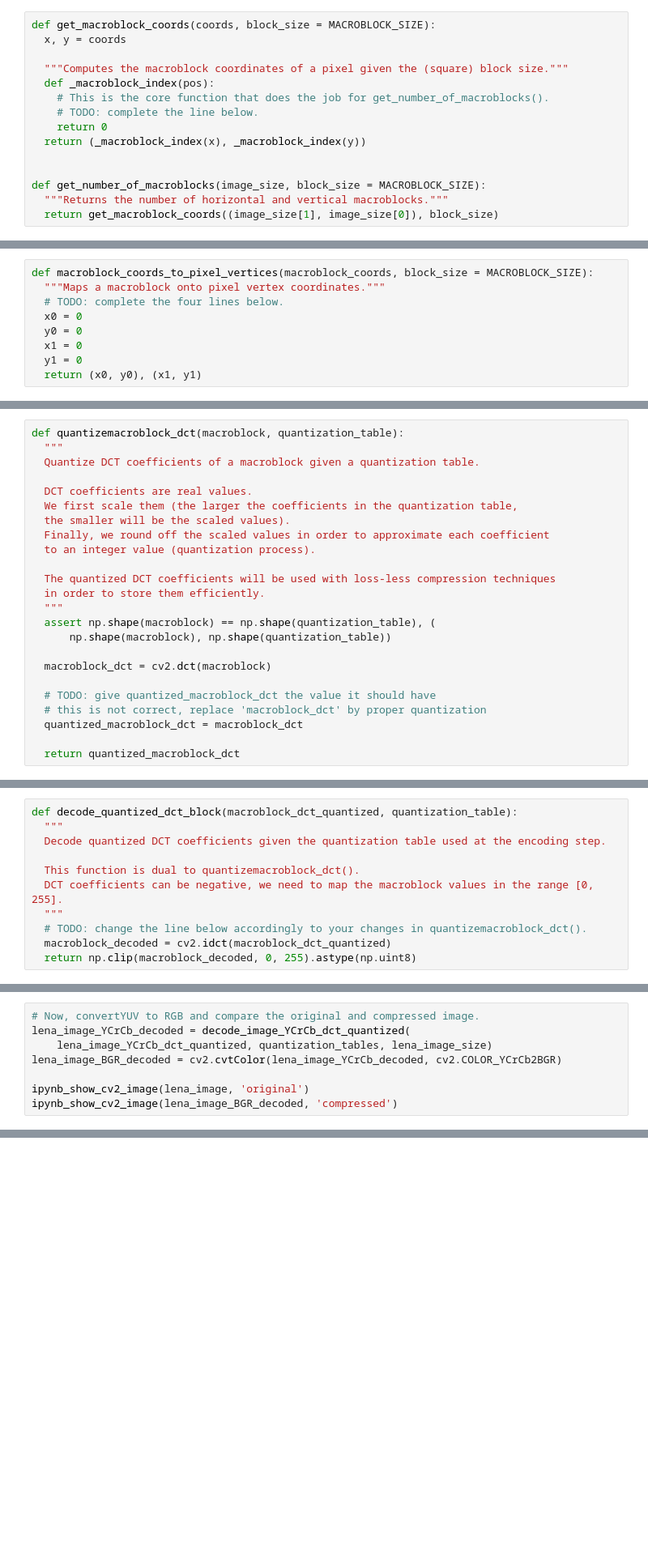
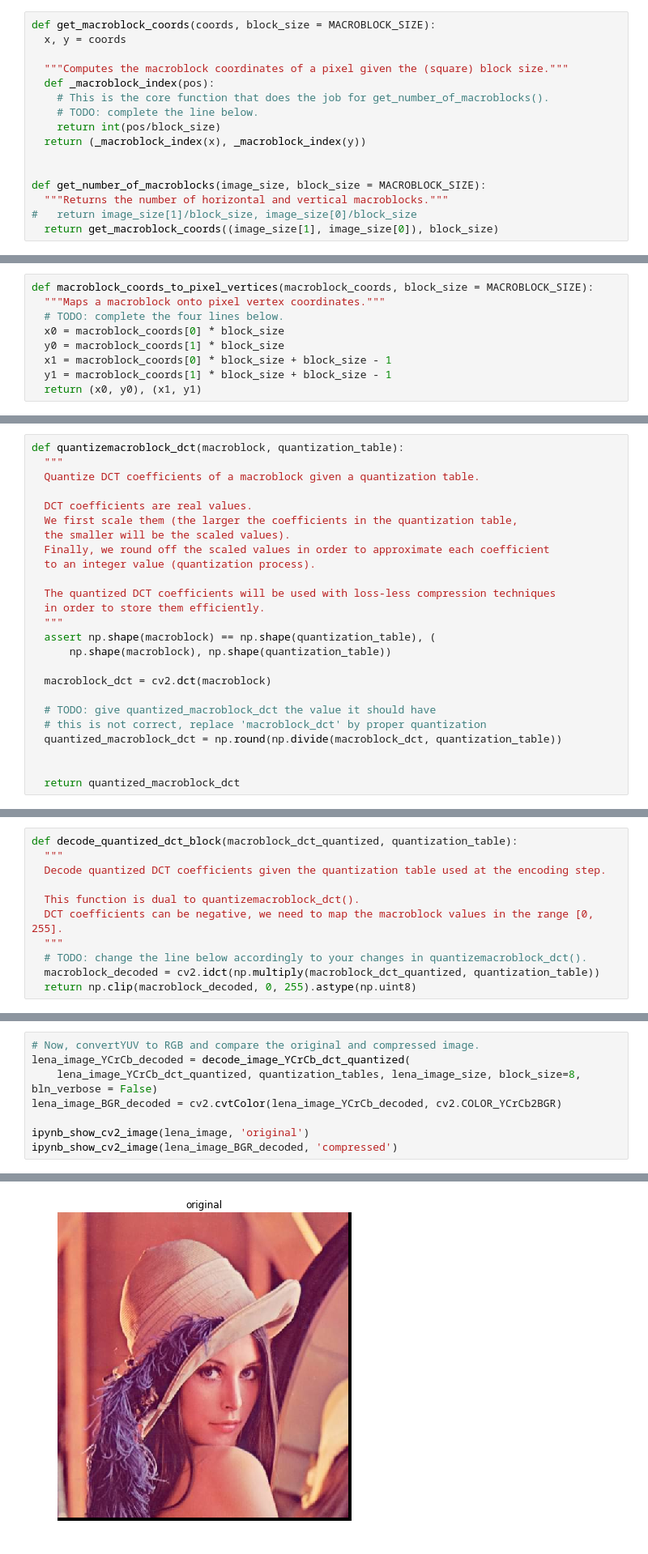
Before and after one commit to wouterz/multimedia-search-recommendation, a Jupyter notebook: notebooks/Systems_lab1_final.ipynb, the cells around one changed output, grey strips where cells are left out. Shown at 81% size. Cells and saved outputs as stored; diff of their text form; blank space fills up the shorter version.

```diff
--- a/notebooks/Systems_lab1_final.ipynb
+++ b/notebooks/Systems_lab1_final.ipynb
@@ -138,12 +147,13 @@ def get_macroblock_coords(coords, block_size = MACROBLOCK_SIZE):
   def _macroblock_index(pos):
     # This is the core function that does the job for get_number_of_macroblocks().
     # TODO: complete the line below.
-    return 0
+    return int(pos/block_size)
   return (_macroblock_index(x), _macroblock_index(y))
 
 
 def get_number_of_macroblocks(image_size, block_size = MACROBLOCK_SIZE):
   """Returns the number of horizontal and vertical macroblocks."""
+#   return image_size[1]/block_size, image_size[0]/block_size
   return get_macroblock_coords((image_size[1], image_size[0]), block_size)
 # %%
 # Macroblock (0,0).
@@ -167,10 +187,10 @@ The output can be encoded as opposite pixel vertex coordinates of the square reg
 def macroblock_coords_to_pixel_vertices(macroblock_coords, block_size = MACROBLOCK_SIZE):
   """Maps a macroblock onto pixel vertex coordinates."""
   # TODO: complete the four lines below.
-  x0 = 0
-  y0 = 0
-  x1 = 0
-  y1 = 0
+  x0 = macroblock_coords[0] * block_size
+  y0 = macroblock_coords[1] * block_size
+  x1 = macroblock_coords[0] * block_size + block_size - 1
+  y1 = macroblock_coords[1] * block_size + block_size - 1
   return (x0, y0), (x1, y1)
 # %%
 # Let's test your function with the top-left macroblock.
@@ -333,7 +357,8 @@ def quantizemacroblock_dct(macroblock, quantization_table):
 
   # TODO: give quantized_macroblock_dct the value it should have
   # this is not correct, replace 'macroblock_dct' by proper quantization
-  quantized_macroblock_dct = macroblock_dct
+  quantized_macroblock_dct = np.round(np.divide(macroblock_dct, quantization_table))
+
 
   return quantized_macroblock_dct
 # %%
@@ -409,7 +448,7 @@ def decode_quantized_dct_block(macroblock_dct_quantized, quantization_table):
   DCT coefficients can be negative, we need to map the macroblock values in the range [0, 255].
   """
   # TODO: change the line below accordingly to your changes in quantizemacroblock_dct().
-  macroblock_decoded = cv2.idct(macroblock_dct_quantized)
+  macroblock_decoded = cv2.idct(np.multiply(macroblock_dct_quantized, quantization_table))
   return np.clip(macroblock_decoded, 0, 255).astype(np.uint8)
 # %%
 def decode_image_YCrCb_dct_quantized(image_YCrCb_dct_quantized, scaled_quantization_tables,
@@ -468,8 +507,9 @@ def decode_image_YCrCb_dct_quantized(image_YCrCb_dct_quantized, scaled_quantizat
 # %%
 # Now, convertYUV to RGB and compare the original and compressed image.
 lena_image_YCrCb_decoded = decode_image_YCrCb_dct_quantized(
-    lena_image_YCrCb_dct_quantized, quantization_tables, lena_image_size)
+    lena_image_YCrCb_dct_quantized, quantization_tables, lena_image_size, block_size=8, bln_verbose = False)
 lena_image_BGR_decoded = cv2.cvtColor(lena_image_YCrCb_decoded, cv2.COLOR_YCrCb2BGR)
 
 ipynb_show_cv2_image(lena_image, 'original')
 ipynb_show_cv2_image(lena_image_BGR_decoded, 'compressed')
+# %% [output]
@@ -475,0 +527 @@ ipynb_show_cv2_image(lena_image_BGR_decoded, 'compressed')
+[figure, added]
```
Also changed, not shown: parts of 12 cells of this notebook.
